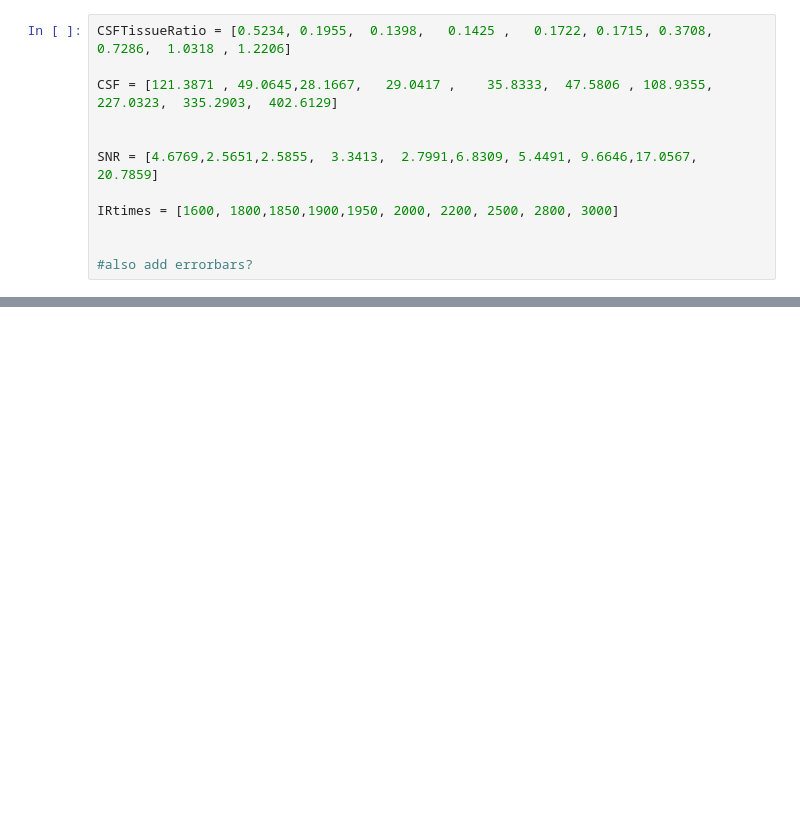
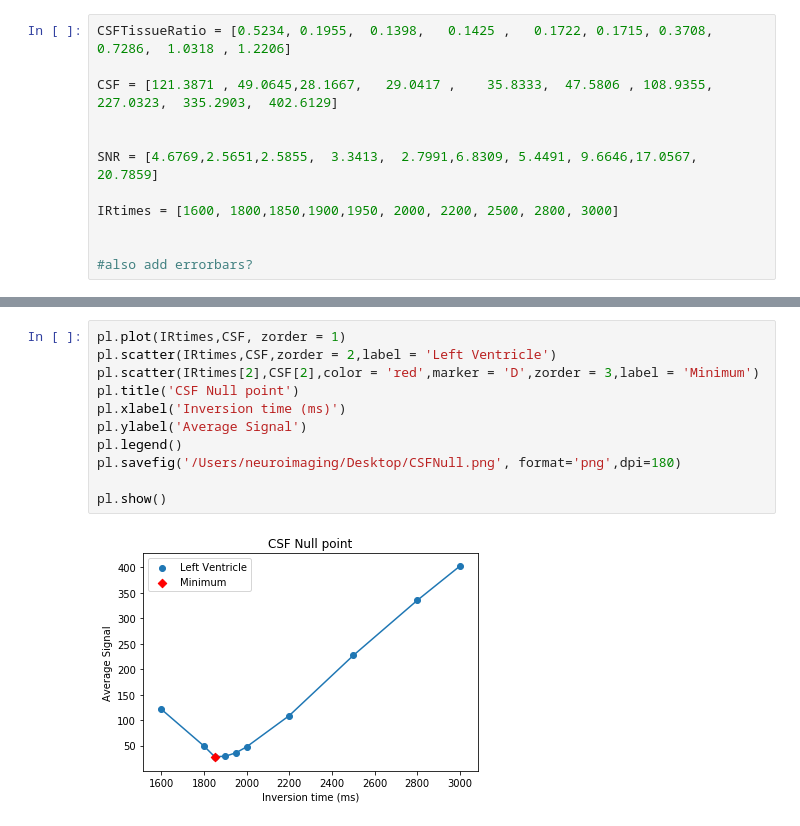
Before and after one commit to miramliu/Dissertation_Code, a Jupyter notebook: CSF_NullPlot.ipynb, the cells around one changed output, grey strips where cells are left out. Drawn from its saved outputs; the diff is of its cells as text; blank space fills up the shorter version.

```diff
--- a/CSF_NullPlot.ipynb
+++ b/CSF_NullPlot.ipynb
@@ -89 +89,14 @@ pl.show()
+# %%
+pl.plot(IRtimes,CSF, zorder = 1)
+pl.scatter(IRtimes,CSF,zorder = 2,label = 'Left Ventricle')
+pl.scatter(IRtimes[2],CSF[2],color = 'red',marker = 'D',zorder = 3,label = 'Minimum')
+pl.title('CSF Null point')
+pl.xlabel('Inversion time (ms)')
+pl.ylabel('Average Signal')
+pl.legend()
+pl.savefig('/Users/neuroimaging/Desktop/CSFNull.png', format='png',dpi=180)
+
+pl.show()
+# %% [output]
+[figure, added]
 # %%
```
Also changed, not shown: parts of 4 cells of this notebook.
